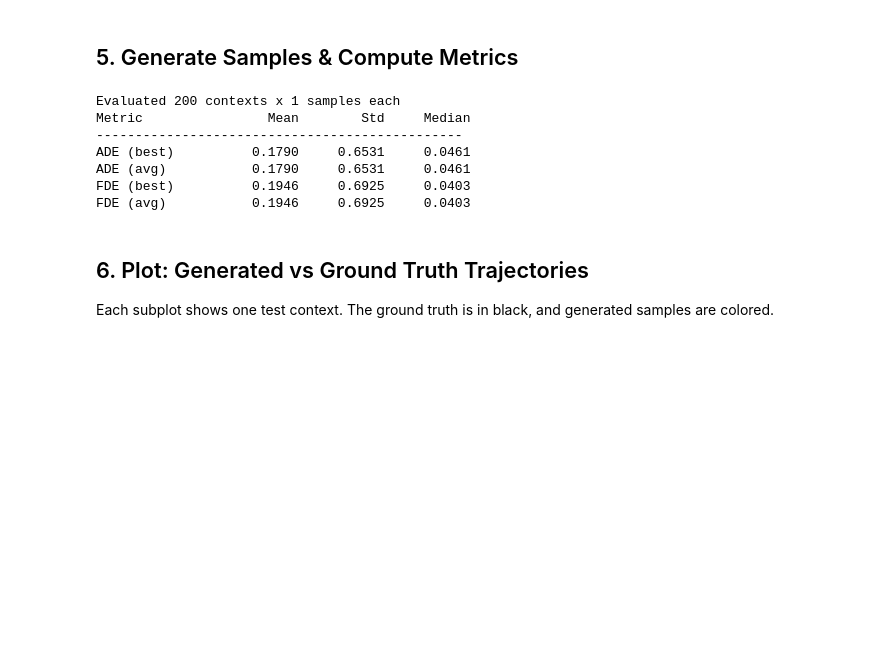
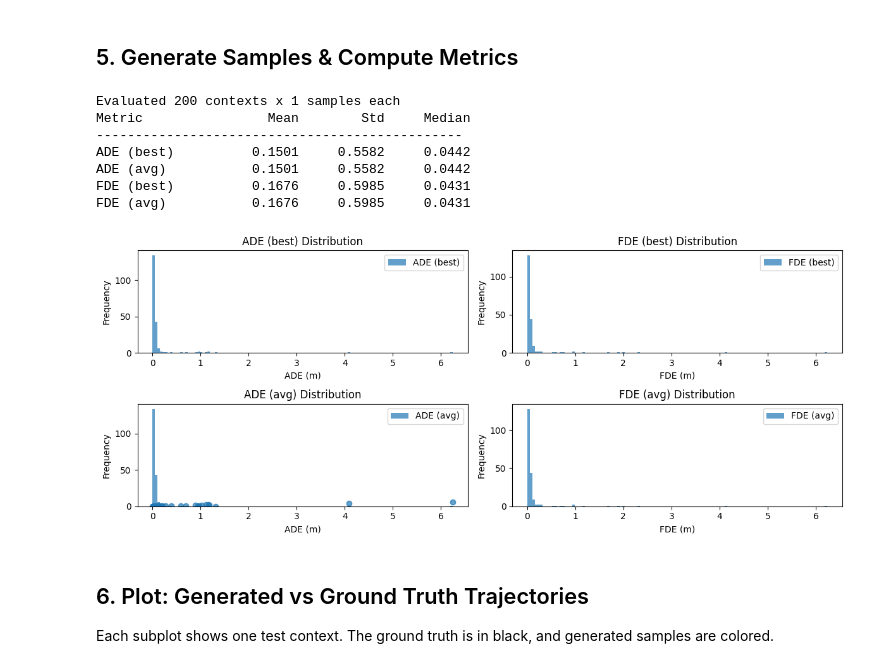
Before and after one commit to BoltonAthitDavies/PhysicalAI_flowmatching, a Jupyter notebook: scripts/evaluate_pose.ipynb, the cells around one changed output. Cells and saved outputs as stored; diff of their text form; code cells hidden in the pictures; blank space fills up the shorter version.

```diff
--- a/scripts/evaluate_pose.ipynb
+++ b/scripts/evaluate_pose.ipynb
@@ -140,37 +140,76 @@ eval_idx = rng.choice(len(context_all), N_EVAL, replace=False)
 
 eval_contexts = context_all[eval_idx]
 eval_gt = A_gt[eval_idx]  # (N_EVAL, 50, 2)
 
 # Generate
 samples, _ = sample_trajectories(diffusion, eval_contexts, n_samples_per=N_SAMPLES_PER)
 samples = samples.reshape(N_EVAL, N_SAMPLES_PER, ORIGINAL_LEN, 2)
 
 # --- ADE (Average Displacement Error) ---
 # per-sample ADE: mean L2 distance over all timesteps
 ade_per_sample = np.sqrt(((samples - eval_gt[:, None, :, :]) ** 2).sum(axis=-1)).mean(axis=-1)  # (N_EVAL, N_SAMPLES_PER)
 ade_min = ade_per_sample.min(axis=1)    # best-of-N
 ade_mean = ade_per_sample.mean(axis=1)  # average-of-N
 
 # --- FDE (Final Displacement Error) ---
 fde_per_sample = np.sqrt(((samples[:, :, -1, :] - eval_gt[:, None, -1, :]) ** 2).sum(axis=-1))  # (N_EVAL, N_SAMPLES_PER)
 fde_min = fde_per_sample.min(axis=1)
 fde_mean = fde_per_sample.mean(axis=1)
 
 print(f"Evaluated {N_EVAL} contexts x {N_SAMPLES_PER} samples each")
 print(f"{'Metric':<15} {'Mean':>10} {'Std':>10} {'Median':>10}")
 print("-" * 47)
 print(f"{'ADE (best)':<15} {ade_min.mean():>10.4f} {ade_min.std():>10.4f} {np.median(ade_min):>10.4f}")
 print(f"{'ADE (avg)':<15} {ade_mean.mean():>10.4f} {ade_mean.std():>10.4f} {np.median(ade_mean):>10.4f}")
 print(f"{'FDE (best)':<15} {fde_min.mean():>10.4f} {fde_min.std():>10.4f} {np.median(fde_min):>10.4f}")
 print(f"{'FDE (avg)':<15} {fde_mean.mean():>10.4f} {fde_mean.std():>10.4f} {np.median(fde_mean):>10.4f}")
+
+# plot distribution of errors
+plt.figure(figsize=(12, 5))
+plt.subplot(2, 2, 1)
+plt.hist(ade_min, bins=120, alpha=0.7, label='ADE (best)')
+# plt.hist(ade_mean, bins=120, alpha=0.7, label='ADE (avg)')
+plt.xlabel('ADE (m)')
+plt.ylabel('Frequency')
+plt.title('ADE (best) Distribution')
+plt.legend()
+
+plt.subplot(2, 2, 2)
+plt.hist(fde_min, bins=120, alpha=0.7, label='FDE (best)')
+# plt.hist(fde_mean, bins=120, alpha=0.7, label='FDE (avg)')
+plt.xlabel('FDE (m)')
+plt.ylabel('Frequency')
+plt.title('FDE (best) Distribution')
+plt.legend()
+
+plt.subplot(2, 2, 3)
+plt.scatter(ade_min, fde_min, alpha=0.7)
+# plt.hist(ade_min, bins=120, alpha=0.7, label='ADE (best)')
+plt.hist(ade_mean, bins=120, alpha=0.7, label='ADE (avg)')
+plt.xlabel('ADE (m)')
+plt.ylabel('Frequency')
+plt.title('ADE (avg) Distribution')
+plt.legend()
+
+plt.subplot(2, 2, 4)
+# plt.hist(fde_min, bins=120, alpha=0.7, label='FDE (best)')
+plt.hist(fde_mean, bins=120, alpha=0.7, label='FDE (avg)')
+plt.xlabel('FDE (m)')
+plt.ylabel('Frequency')
+plt.title('FDE (avg) Distribution')
+plt.legend()
+
+plt.tight_layout()
+plt.show()
 # %% [output]
 Evaluated 200 contexts x 1 samples each
 Metric                Mean        Std     Median
 -----------------------------------------------
-ADE (best)          0.1790     0.6531     0.0461
-ADE (avg)           0.1790     0.6531     0.0461
-FDE (best)          0.1946     0.6925     0.0403
-FDE (avg)           0.1946     0.6925     0.0403
+ADE (best)          0.1501     0.5582     0.0442
+ADE (avg)           0.1501     0.5582     0.0442
+FDE (best)          0.1676     0.5985     0.0431
+FDE (avg)           0.1676     0.5985     0.0431
+[figure, added]
 # %% [markdown]
 ## 6. Plot: Generated vs Ground Truth Trajectories
 
```
Also changed, not shown: parts of 6 cells of this notebook, 4 other files.
